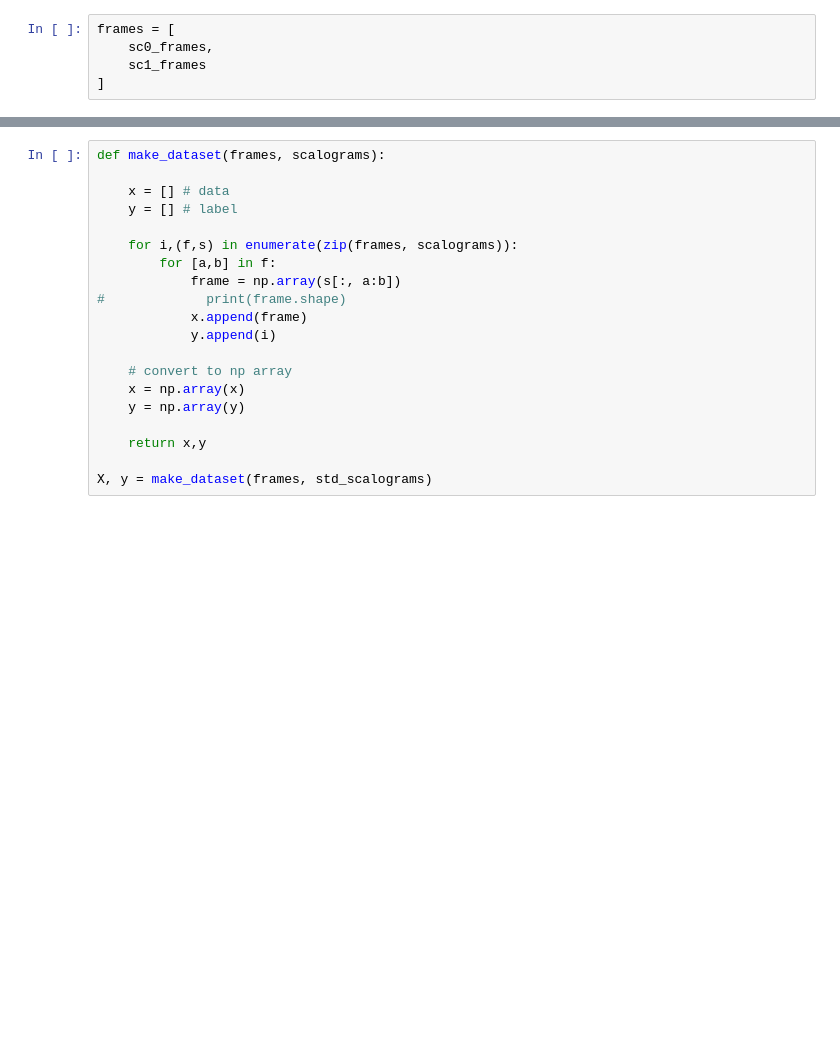
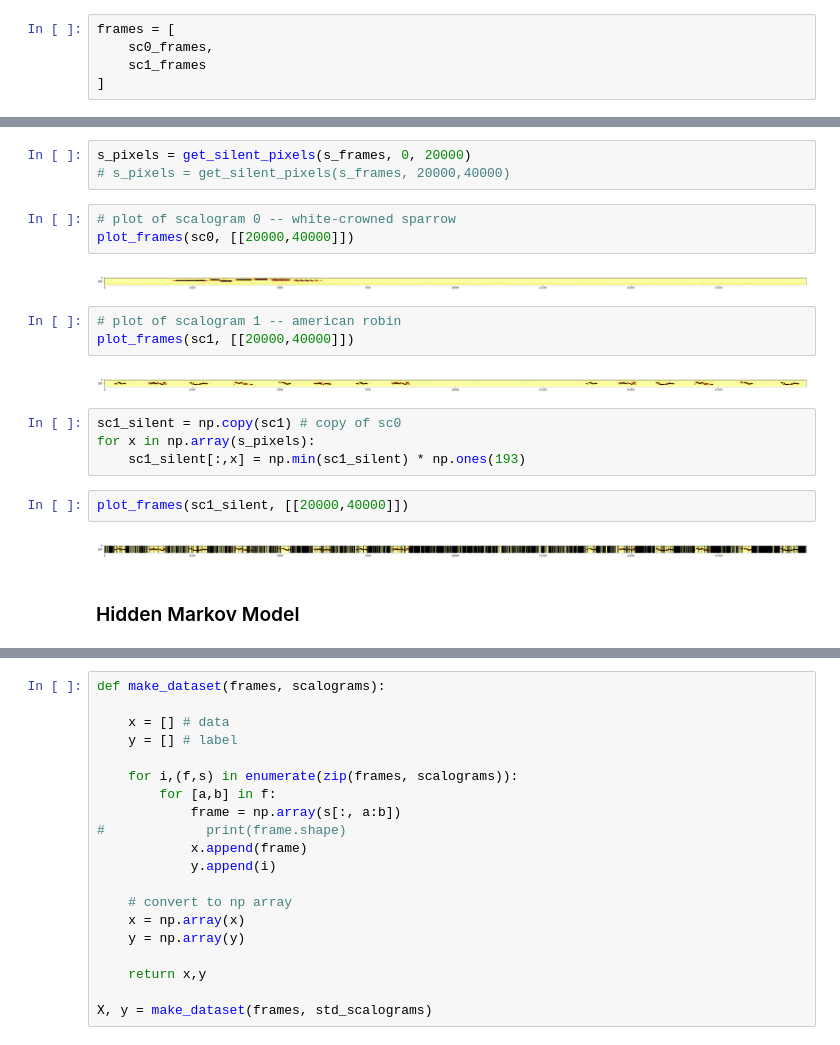
Before and after one commit to wsjung/ChirpGAN, a Jupyter notebook: birdgan.ipynb, the cells around one changed output, grey strips where cells are left out. Drawn from its saved outputs; the diff is of its cells as text; blank space fills up the shorter version.

```diff
--- a/birdgan.ipynb
+++ b/birdgan.ipynb
@@ -159,0 +298,23 @@ frames = [
+# %%
+s_pixels = get_silent_pixels(s_frames, 0, 20000)
+# s_pixels = get_silent_pixels(s_frames, 20000,40000)
+# %%
+# plot of scalogram 0 -- white-crowned sparrow
+plot_frames(sc0, [[20000,40000]])
+# %% [output]
+[figure, added]
+# %%
+# plot of scalogram 1 -- american robin
+plot_frames(sc1, [[20000,40000]])
+# %% [output]
+[figure, added]
+# %%
+sc1_silent = np.copy(sc1) # copy of sc0
+for x in np.array(s_pixels):
+    sc1_silent[:,x] = np.min(sc1_silent) * np.ones(193)
+# %%
+plot_frames(sc1_silent, [[20000,40000]])
+# %% [output]
+[figure, added]
+# %% [markdown]
+### Hidden Markov Model
```
Also changed, not shown: parts of 59 cells of this notebook, 1 other file.
